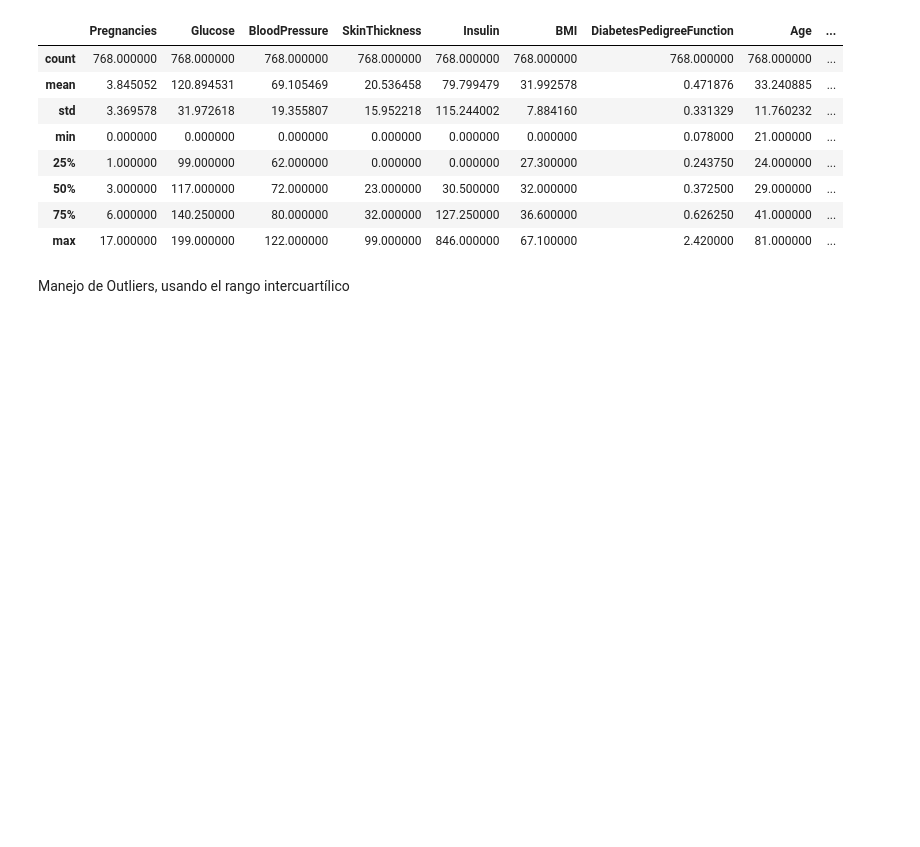
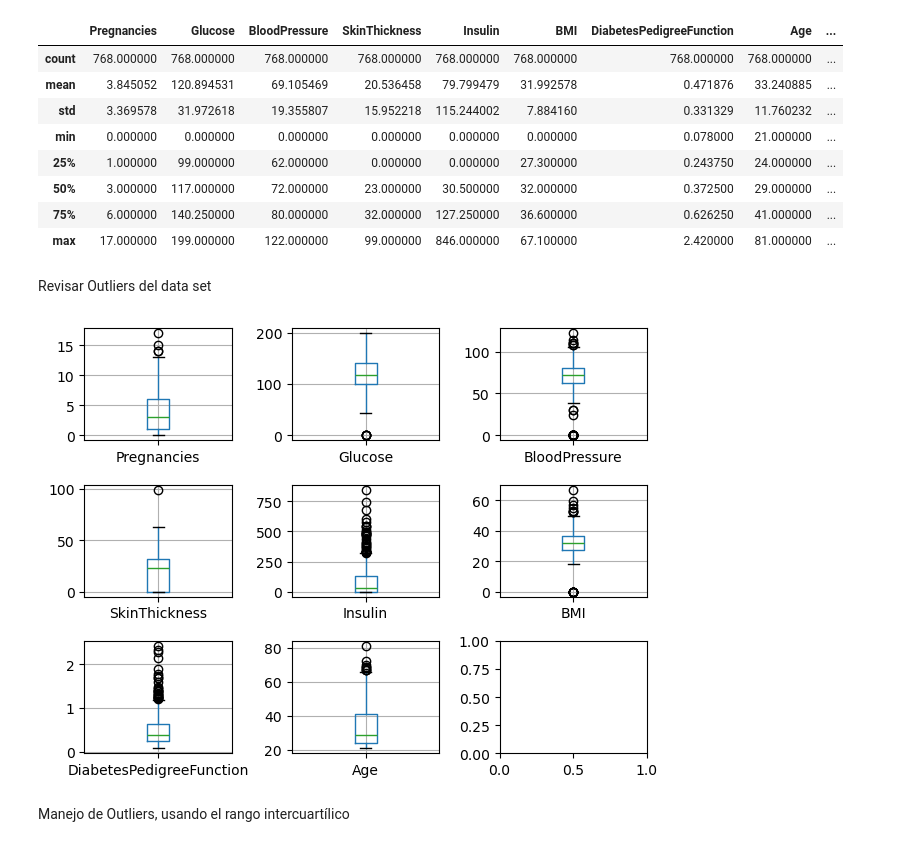
Before and after one commit to javirima/Proyecto1_IA, a Jupyter notebook: notebook.ipynb, the cells around one changed output. Cells and saved outputs as stored; diff of their text form; code cells hidden in the pictures; blank space fills up the shorter version.

```diff
--- a/notebook.ipynb
+++ b/notebook.ipynb
@@ -38,6 +39,21 @@ display(DataFrame.describe())
 | 50% | 3.000000 | 117.000000 | 72.000000 | 23.000000 | 30.500000 | 32.000000 | 0.372500 | 29.000000 | ... |
 | 75% | 6.000000 | 140.250000 | 80.000000 | 32.000000 | 127.250000 | 36.600000 | 0.626250 | 41.000000 | ... |
 | max | 17.000000 | 199.000000 | 122.000000 | 99.000000 | 846.000000 | 67.100000 | 2.420000 | 81.000000 | ... |
+# %% [markdown]
+Revisar Outliers del data set
+# %%
+fig, axes = plt.subplots(3,3) # create figure and axes
+
+
+for i,el in enumerate(list(DataFrame.columns.values)[:-1]):
+    a = DataFrame.boxplot(el, ax=axes.flatten()[i], figsize= [20,20],grid=True,)
+
+
+plt.tight_layout()
+
+plt.show()
+# %% [output]
+[figure, added]
 # %% [markdown]
 Manejo de Outliers, usando el rango intercuartílico
 # %%
```
Also changed, not shown: parts of 28 cells of this notebook, 9 other files.
